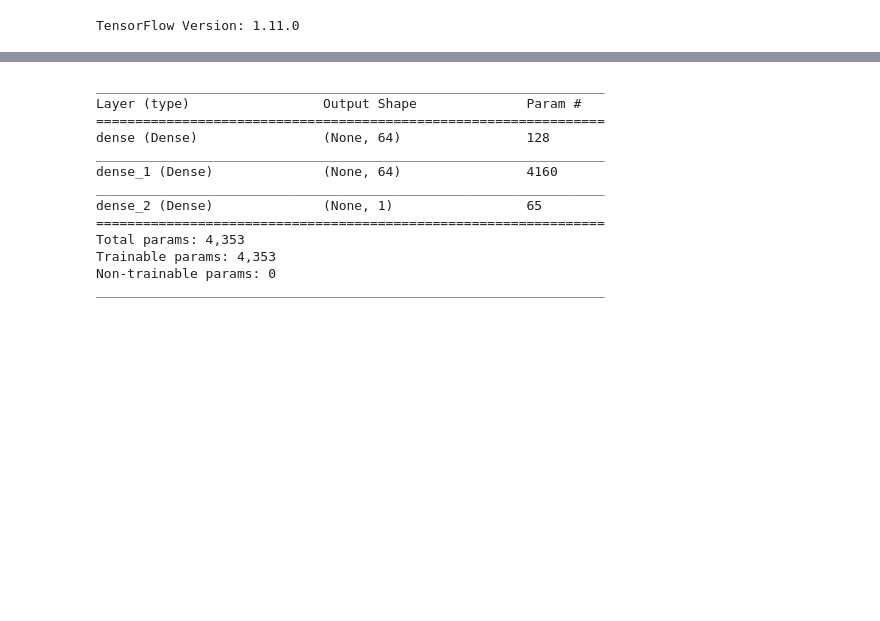
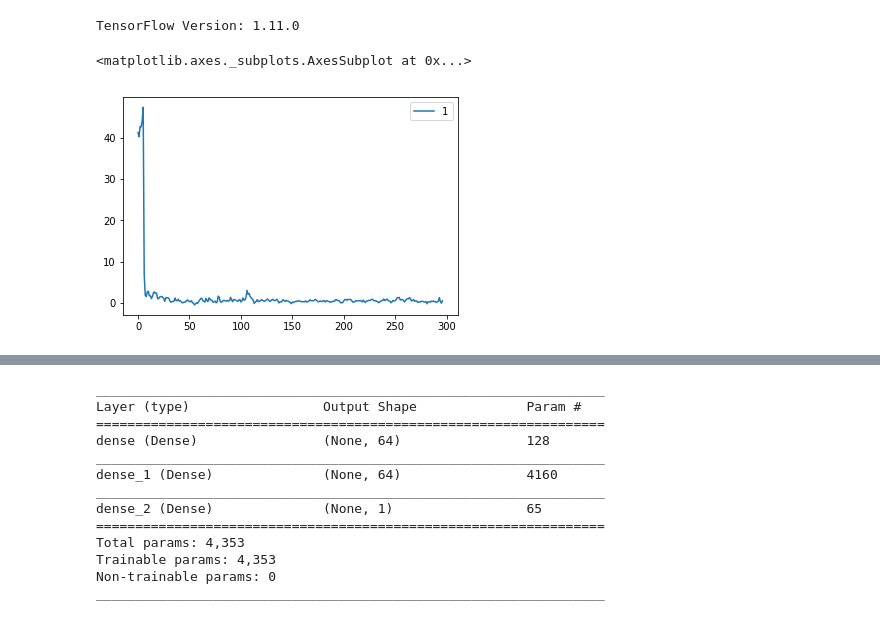
Before and after one commit to thnery/timeseries-predict-ipca, a Jupyter notebook: predict_ipca.ipynb, the cells around one changed output, grey strips where cells are left out. Saved outputs shown, nothing was run; the diff lists cells and outputs as text; code cells hidden in the pictures; blank space fills up the shorter version.

```diff
--- a/predict_ipca.ipynb
+++ b/predict_ipca.ipynb
@@ -13,4 +16,10 @@ TensorFlow Version: 1.11.0
 # %%
 def get_data():
     return pd.read_csv("./ipca.csv", header=None, delimiter=";")
+# %%
+data = get_data()
+data.plot()
+# %% [output]
+<matplotlib.axes._subplots.AxesSubplot at 0x...>
+[figure, added]
 # %%
```
Also changed, not shown: parts of 10 cells of this notebook, 2 other files.
